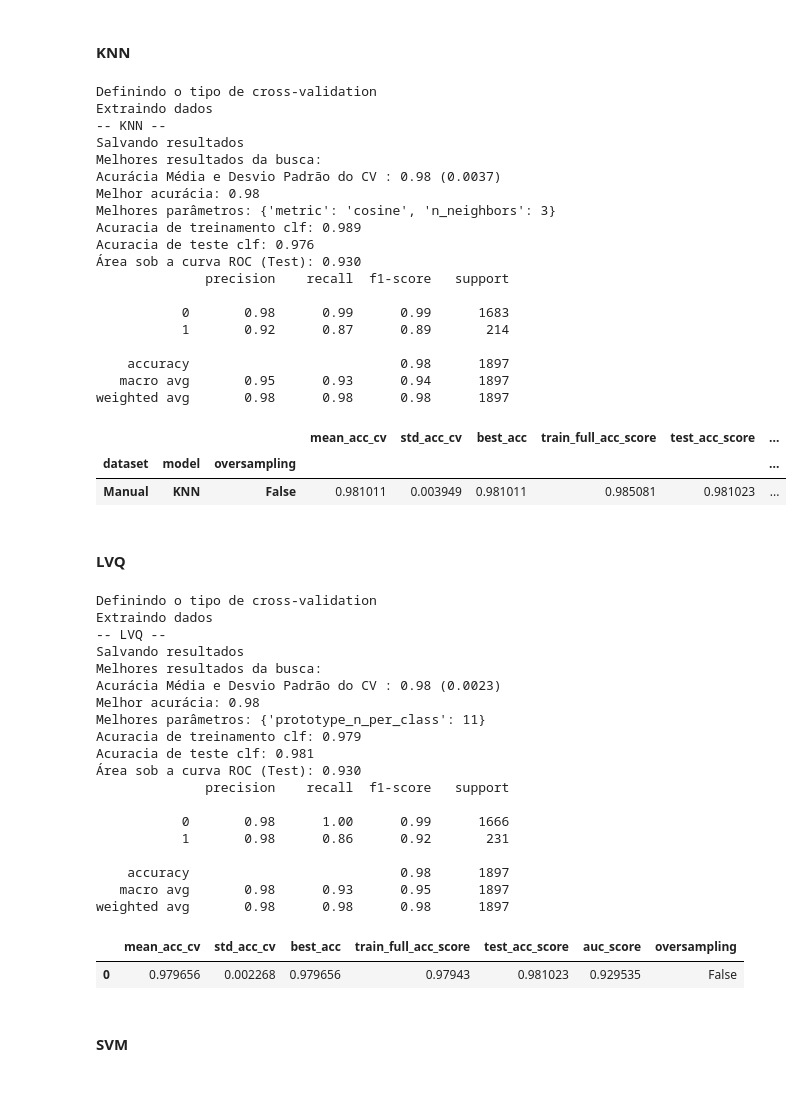
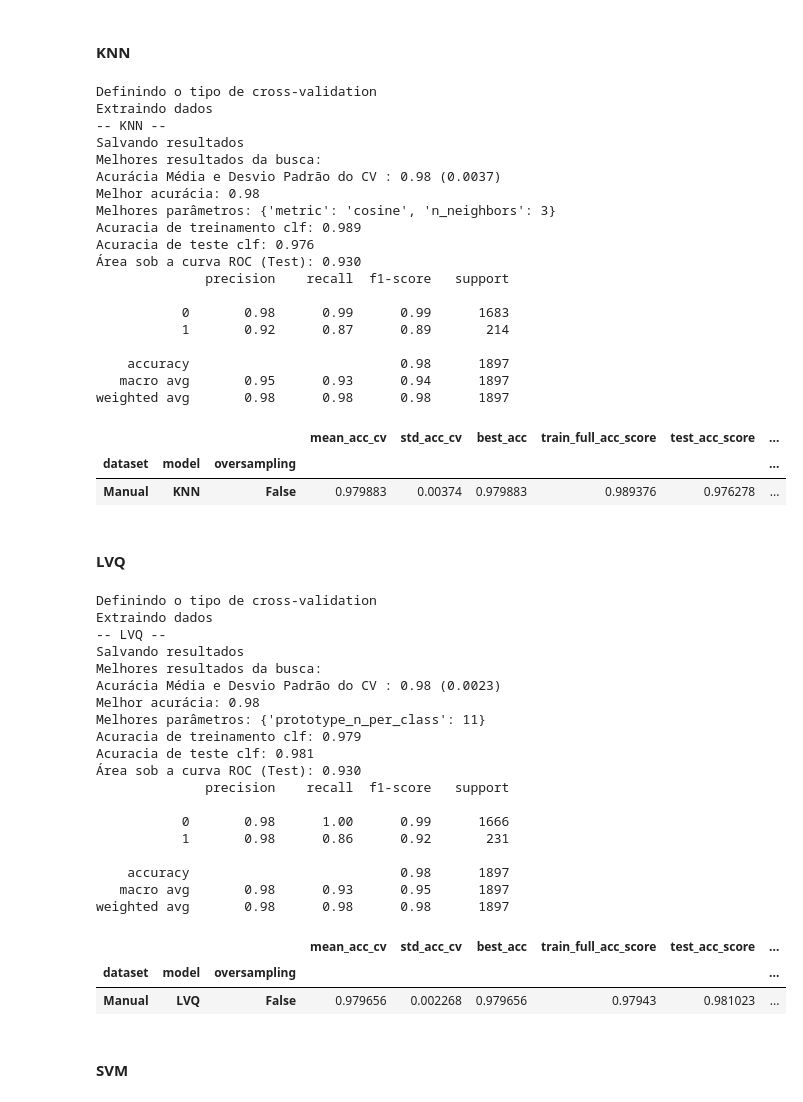
Before and after one commit to IsmaelCesar/solucoes-mineracao-de-dados-2022.1, a Jupyter notebook: Projeto_Shill_Bidding.ipynb, the cells around one changed output. Cells and saved outputs as stored; diff of their text form; code cells hidden in the pictures.

```diff
--- a/Projeto_Shill_Bidding.ipynb
+++ b/Projeto_Shill_Bidding.ipynb
@@ -605,10 +612,10 @@ best_tree, report_dtree = param_variation(
                           )
 report_dtree['oversampling'] = False
 report_dtree['dataset'] = 'Baseline'
-report_dtree['model'] = 'DTree'
+report_dtree['model'] = 'Decision Tree'
 
 overall_report['Decision Tree'] = copy.deepcopy(report_dtree)
-df = pd.DataFrame.from_dict(report_dtree)
+df = pd.DataFrame([report_dtree.values()], columns=report_dtree.keys())
 df.set_index(['dataset', 'model', 'oversampling'], inplace =True)
 df.to_csv('Results.csv', mode='a', header = True)
 df
@@ -804,8 +823,14 @@ best_mlp, report_mlp = param_variation(
                         seed=seed
                       )
 report_mlp['oversampling'] = False
-overall_report['MLP'] = report_mlp
-pd.DataFrame.from_dict(report_mlp)
+report_mlp['dataset'] = 'Baseline'
+report_mlp['model'] = 'MLP'
+
+overall_report['MLP'] = copy.deepcopy(report_mlp)
+df = pd.DataFrame([report_mlp.values()], columns=report_mlp.keys())
+df.set_index(['dataset', 'model', 'oversampling'], inplace =True)
+df.to_csv('Results.csv', mode='a', header = False)
+df
 # %% [output]
 Definindo o tipo de cross-validation
 Extraindo dados
@@ -962,7 +1032,13 @@ for model_name, boosting_params in models:
                                     seed=seed
                                     )
   report_boosting['oversampling'] = False
-  overall_report[f'Boosting {model_name}'] = report_boosting
+  report_boosting['dataset'] = 'Baseline'
+  report_boosting['model'] = f'Boosting {model_name}'
+  overall_report[f'Boosting {model_name}'] = copy.deepcopy(report_boosting)
+  df = pd.DataFrame([report_boosting.values()], columns=report_boosting.keys())
+  df.set_index(['dataset', 'model', 'oversampling'], inplace =True)
+  df.to_csv('Results.csv', mode='a', header = False)
+  df
 # %% [output]
 Definindo o tipo de cross-validation
 Extraindo dados
@@ -1160,12 +1221,12 @@ best_knn, report_knn = param_variation(
                         experiment_name='KNN',
                         search='grid'
                        )
-report_dtree['oversampling'] = False
-report_dtree['dataset'] = 'Manual'
-report_dtree['model'] = 'KNN'
+report_knn['oversampling'] = False
+report_knn['dataset'] = 'Manual'
+report_knn['model'] = 'KNN'
 
-overall_report['Decision Tree'] = copy.deepcopy(report_dtree)
-df = pd.DataFrame.from_dict(report_dtree)
+overall_report['KNN'] = copy.deepcopy(report_knn)
+df = pd.DataFrame([report_knn.values()], columns=report_knn.keys())
 df.set_index(['dataset', 'model', 'oversampling'], inplace =True)
 df.to_csv('Results.csv', mode='a', header = False)
 df
@@ -1191,7 +1252,7 @@ Acuracia de teste clf: 0.976
 weighted avg       0.98      0.98      0.98      1897
 |  |  |  | mean_acc_cv | std_acc_cv | best_acc | train_full_acc_score | test_acc_score | ... |
 | dataset | model | oversampling |  |  |  |  |  | ... |
-| Manual | KNN | False | 0.981011 | 0.003949 | 0.981011 | 0.985081 | 0.981023 | ... |
+| Manual | KNN | False | 0.979883 | 0.00374 | 0.979883 | 0.989376 | 0.976278 | ... |
 # %% [markdown]
 #### LVQ
 # %%
@@ -1203,37 +1264,44 @@ lvq_params = {
 }
 
 best_lvq, report_lvq = param_variation(
                         lvq,
                         lvq_params,
                         experiment_data_manual,
                         experiment_name='LVQ',
                         seed=seed
                        )
 report_lvq['oversampling'] = False
-overall_report['LVQ'] = report_lvq
-pd.DataFrame.from_dict(report_lvq)
+report_lvq['dataset'] = 'Manual'
+report_lvq['model'] = 'LVQ'
+
+overall_report['LVQ'] = copy.deepcopy(report_lvq)
+df = pd.DataFrame([report_lvq.values()], columns=report_lvq.keys())
+df.set_index(['dataset', 'model', 'oversampling'], inplace =True)
+df.to_csv('Results.csv', mode='a', header = False)
+df
 # %% [output]
 Definindo o tipo de cross-validation
 Extraindo dados
 -- LVQ --
 Salvando resultados
 Melhores resultados da busca:
 Acurácia Média e Desvio Padrão do CV : 0.98 (0.0023)
 Melhor acurácia: 0.98
 Melhores parâmetros: {'prototype_n_per_class': 11}
 Acuracia de treinamento clf: 0.979
 Acuracia de teste clf: 0.981
 Área sob a curva ROC (Test): 0.930
               precision    recall  f1-score   support
 
            0       0.98      1.00      0.99      1666
            1       0.98      0.86      0.92       231
 
     accuracy                           0.98      1897
    macro avg       0.98      0.93      0.95      1897
 weighted avg       0.98      0.98      0.98      1897
-|  | mean_acc_cv | std_acc_cv | best_acc | train_full_acc_score | test_acc_score | auc_score | oversampling |
-| 0 | 0.979656 | 0.002268 | 0.979656 | 0.97943 | 0.981023 | 0.929535 | False |
+|  |  |  | mean_acc_cv | std_acc_cv | best_acc | train_full_acc_score | test_acc_score | ... |
+| dataset | model | oversampling |  |  |  |  |  | ... |
+| Manual | LVQ | False | 0.979656 | 0.002268 | 0.979656 | 0.97943 | 0.981023 | ... |
 # %% [markdown]
 #### SVM
 # %%
```
Also changed, not shown: parts of 190 cells of this notebook, 2 other files.
